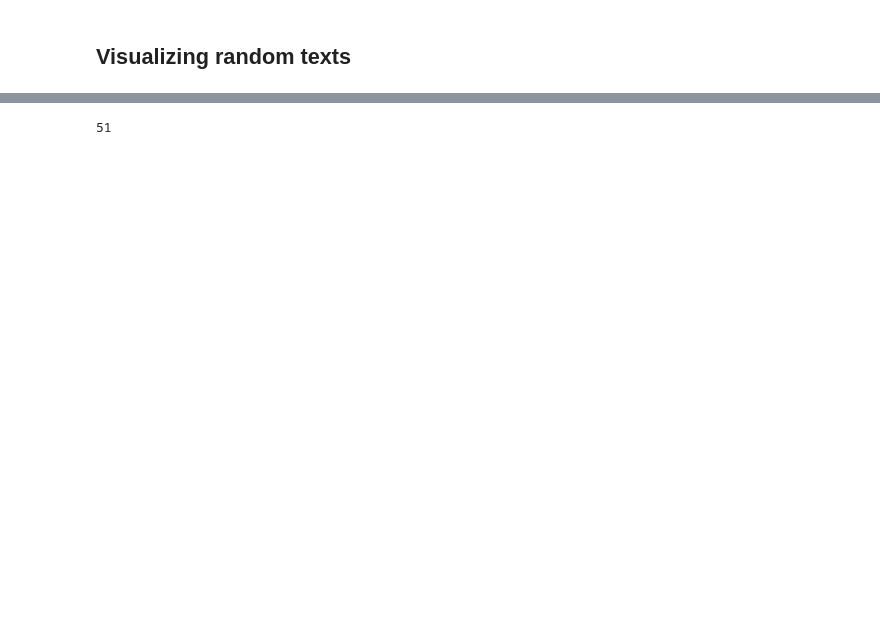
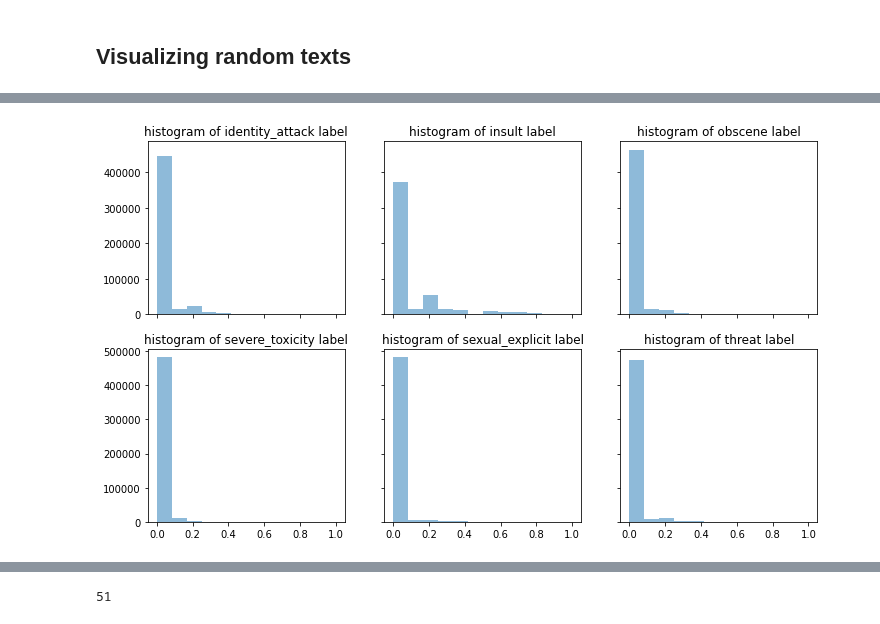
Before and after one commit to ngcheeyuan/Classification_projects, a Jupyter notebook: toxic_comments.ipynb, the cells around one changed output, grey strips where cells are left out. Saved outputs shown, nothing was run; the diff lists cells and outputs as text; code cells hidden in the pictures; blank space fills up the shorter version.

```diff
--- a/toxic_comments.ipynb
+++ b/toxic_comments.ipynb
@@ -99,0 +33,5 @@ Name: label, dtype: float64
+# %%
+#removing duplicates as the sampling was done with replacement
+df_train = df_train.drop(df_train[df_train.duplicated(keep = 'first')].index)
+df_val = df_val.drop(df_val[df_val.duplicated(keep = 'first')].index)
+df_test = df_test.drop(df_test[df_test.duplicated(keep = 'first')].index)
@@ -205,0 +150,12 @@ Name: text, Length: 135365, dtype: object
+# %%
+df_train['sentiment'] = vfunc(df_train['text'])
+df_val['sentiment'] = vfunc(df_val['text'])
+df_test['sentiment'] = vfunc(df_test['text'])
+# %%
+df_train.reset_index(drop = True , inplace = True)
+df_val.reset_index(drop = True , inplace = True)
+df_test.reset_index(drop = True , inplace = True)
+# %%
+df_train = pd.concat([df_train.drop(columns = ['sentiment'] , axis = 'columns') ,pd.json_normalize(df_train['sentiment'])],axis =1 )
+df_val = pd.concat([df_val.drop(columns = ['sentiment'] , axis = 'columns') ,pd.json_normalize(df_val['sentiment'])],axis =1 )
+df_test = pd.concat([df_test.drop(columns = ['sentiment'] , axis = 'columns') ,pd.json_normalize(df_test['sentiment'])],axis =1 )
@@ -205,0 +187,9 @@ Name: text, Length: 135365, dtype: object
+# %%
+fig, ax = plt.subplots(2, 3, sharex='col', sharey='row', figsize=(12,7))
+ax = ax.ravel()
+
+for idx,columns in enumerate(['identity_attack','insult','obscene','severe_toxicity','sexual_explicit','threat']):
+  ax[idx].hist(df_train.loc[:,columns], bins=12, alpha=0.5)
+  ax[idx].set_title(f'histogram of {columns} label')
+# %% [output]
+[figure, added]
```
Also changed, not shown: parts of 49 cells of this notebook.
